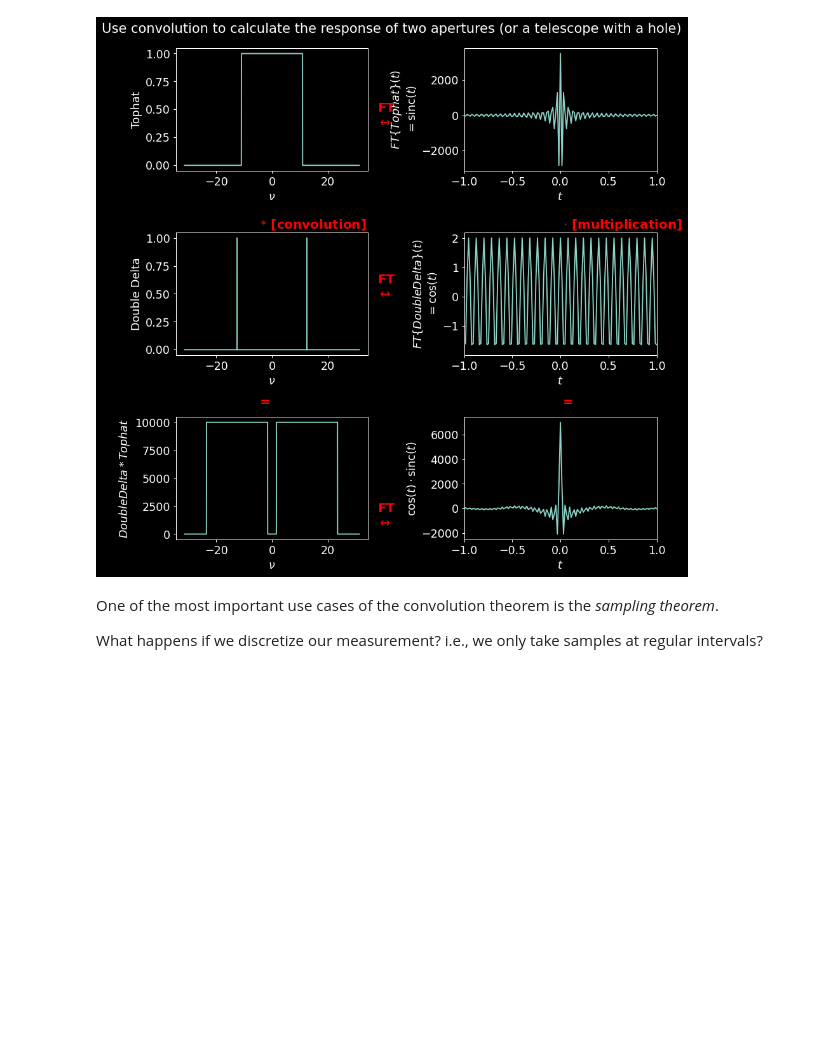
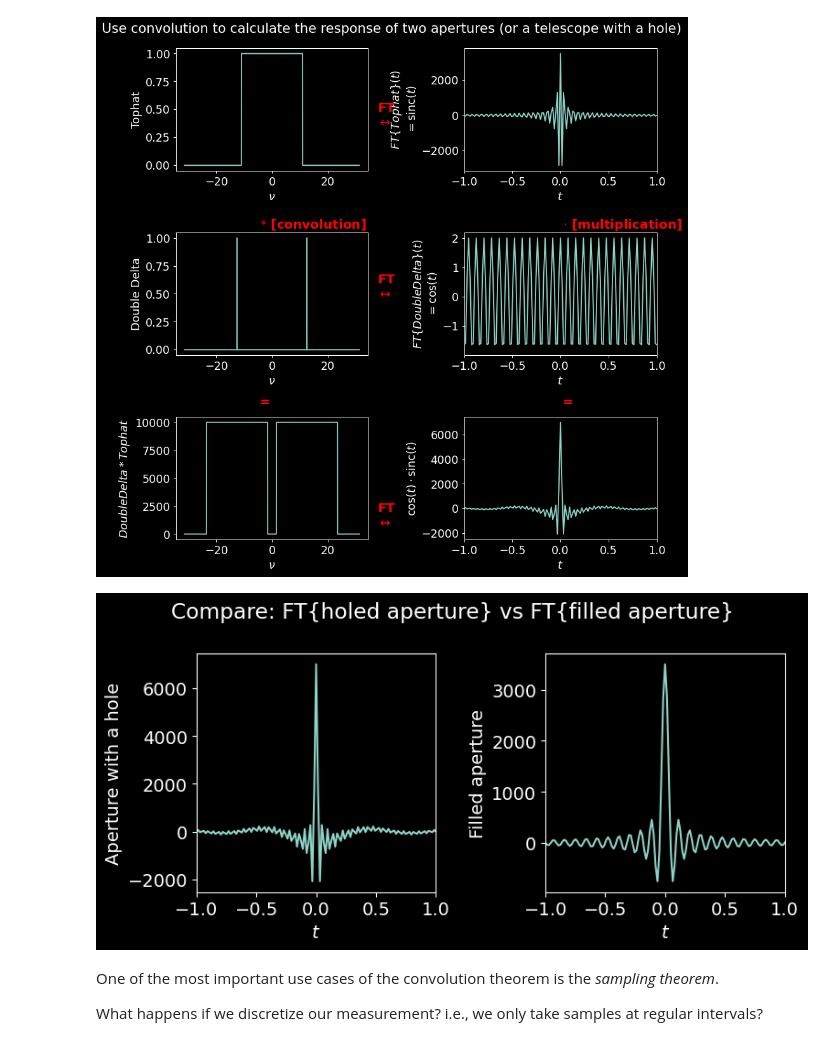
Before and after one commit to keflavich/AST4723-Public-Materials, a Jupyter notebook: FourierTransforms.ipynb, the cells around one changed output. Cells and saved outputs as stored; diff of their text form; code cells hidden in the pictures; blank space fills up the shorter version.

```diff
--- a/FourierTransforms.ipynb
+++ b/FourierTransforms.ipynb
@@ -1232,6 +1234,26 @@ pl.text(0.27, 0.31, "=", transform=fig.transFigure, color='r', weight='bold', fo
 pl.text(0.8, 0.31, "=", transform=fig.transFigure, color='r', weight='bold', fontsize=16);
 # %% [output]
 [figure]
+# %%
+pl.figure(figsize=(8,4))
+ax1 = pl.subplot(1,2,1)
+inds = np.argsort(tee)
+ftx3 = np.fft.fft(np.fft.fftshift(deltas))*np.fft.fft(np.fft.fftshift(y))
+ax1.plot(tee[inds], (ftx3[inds]).real, )
+ax1.set_xlim([-1, 1]);
+ax1.set_ylabel('Aperture with a hole');
+ax1.set_xlabel('$t$')
+
+
+ax2 = pl.subplot(1,2,2)
+ax2.plot(tee[inds], (np.fft.fft(np.fft.fftshift(y))[inds]).real, )
+ax2.set_xlim([-1, 1]);
+ax2.set_ylabel('Filled aperture');
+ax2.set_xlabel('$t$')
+pl.suptitle("Compare: FT{holed aperture} vs FT{filled aperture}")
+pl.tight_layout();
+# %% [output]
+[figure, added]
 # %% [markdown]
 One of the most important use cases of the convolution theorem is the _sampling theorem_.
 
```
Also changed, not shown: parts of 36 cells of this notebook.
